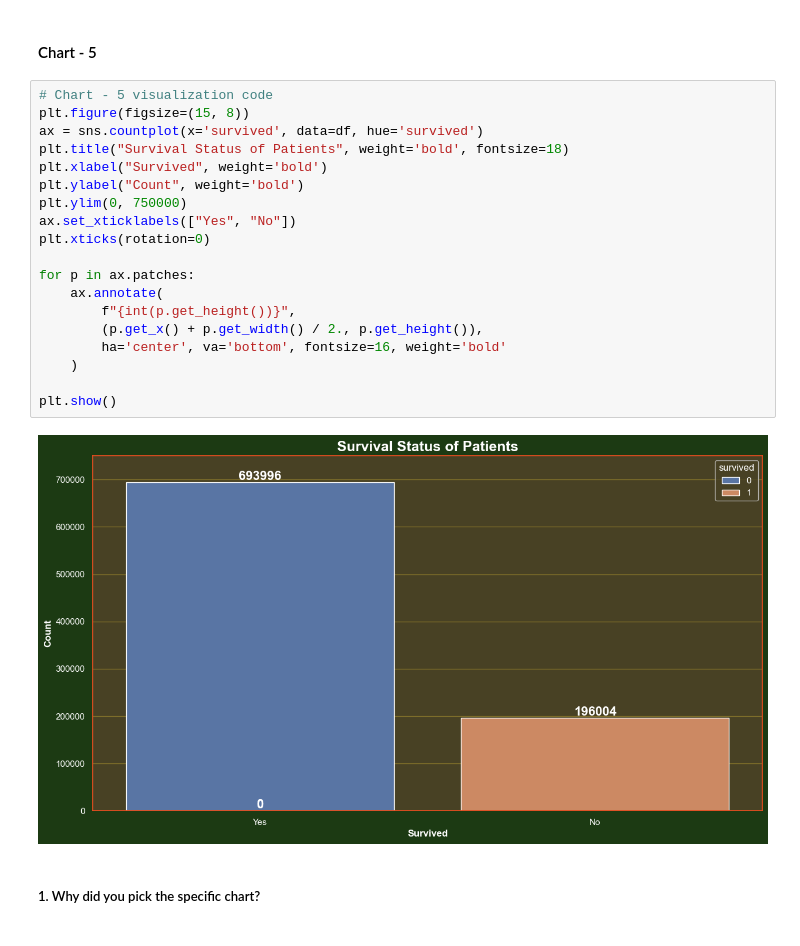
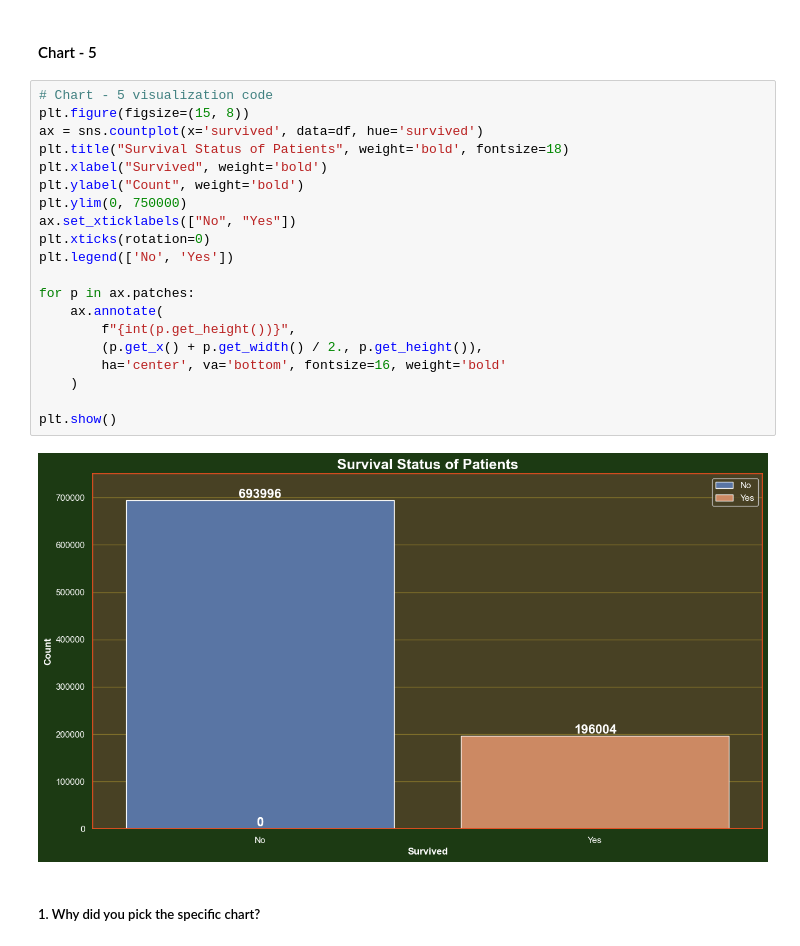
Before and after one commit to KushangShah/Lung-Cancer-Prediction, a Jupyter notebook: Lung Cancer - NoteBook.ipynb, the cells around one changed output. Cells and saved outputs as stored; diff of their text form.

```diff
--- a/Lung Cancer - NoteBook.ipynb
+++ b/Lung Cancer - NoteBook.ipynb
@@ -672,24 +706,25 @@ Reducing smoking prevalence → long-term positive growth in public health.
 # %%
 # Chart - 5 visualization code
 plt.figure(figsize=(15, 8))
 ax = sns.countplot(x='survived', data=df, hue='survived')
 plt.title("Survival Status of Patients", weight='bold', fontsize=18)
 plt.xlabel("Survived", weight='bold')
 plt.ylabel("Count", weight='bold')
 plt.ylim(0, 750000)
-ax.set_xticklabels(["Yes", "No"])
+ax.set_xticklabels(["No", "Yes"])
 plt.xticks(rotation=0)
+plt.legend(['No', 'Yes'])
 
 for p in ax.patches:
     ax.annotate(
         f"{int(p.get_height())}",
         (p.get_x() + p.get_width() / 2., p.get_height()),
         ha='center', va='bottom', fontsize=16, weight='bold'
     )
 
 plt.show()
 # %% [output]
-[figure, old version]
+[figure, new version]
 # %% [markdown]
 ##### 1. Why did you pick the specific chart?
 # %% [markdown]
```
Also changed, not shown: parts of 229 cells of this notebook.
